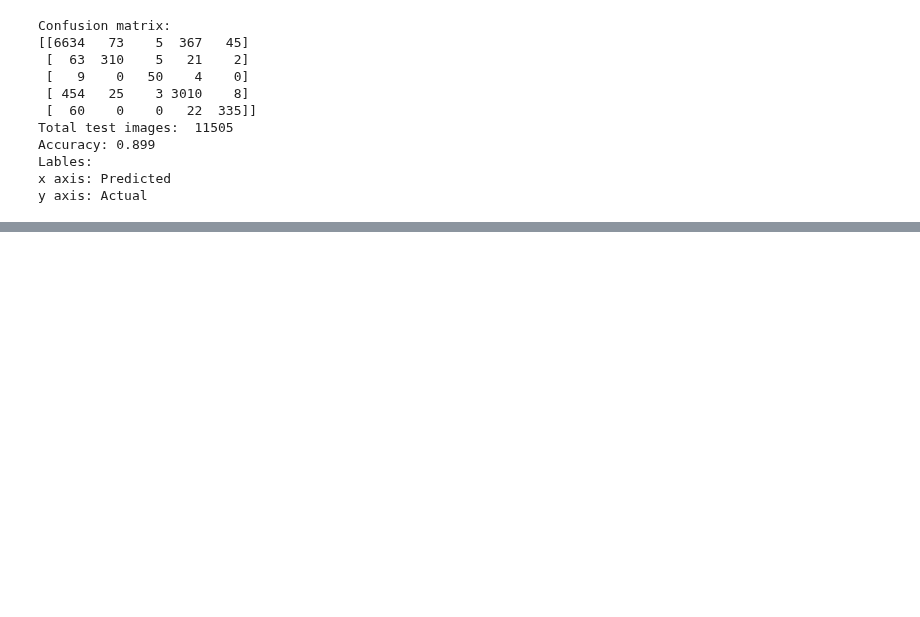
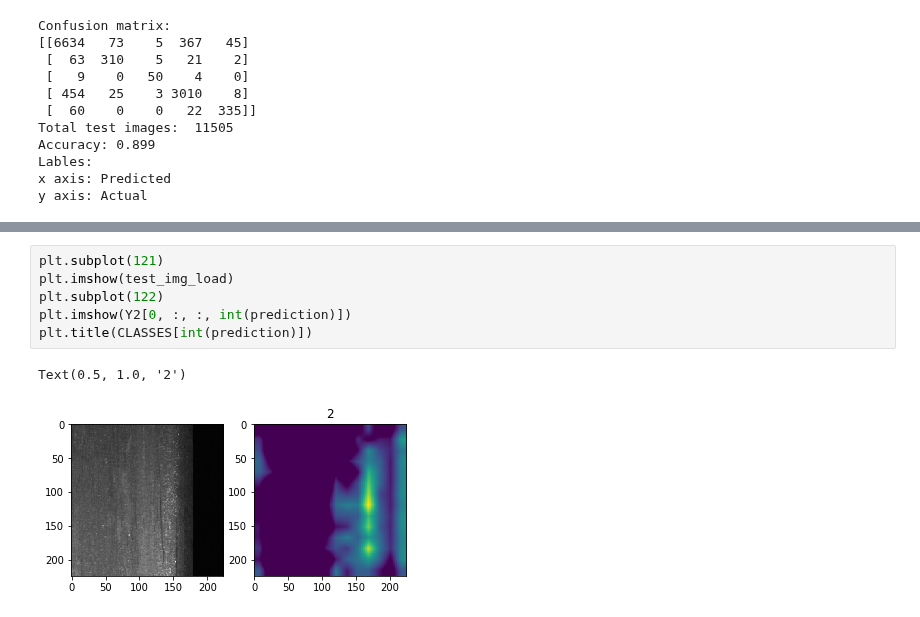
Before and after one commit to mahesh-sudhakar/NEU_XAI, a Jupyter notebook: severstal_play.ipynb, the cells around one changed output, grey strips where cells are left out. Saved outputs shown, nothing was run; the diff lists cells and outputs as text; blank space fills up the shorter version.

```diff
--- a/severstal_play.ipynb
+++ b/severstal_play.ipynb
@@ -897,0 +979,9 @@ Images per class in Training step:  [13296   748   118  6533   777]
+# %%
+plt.subplot(121)
+plt.imshow(test_img_load)
+plt.subplot(122)
+plt.imshow(Y2[0, :, :, int(prediction)])
+plt.title(CLASSES[int(prediction)])
+# %% [output]
+Text(0.5, 1.0, '2')
+[figure, added]
```
Also changed, not shown: parts of 23 cells of this notebook.
